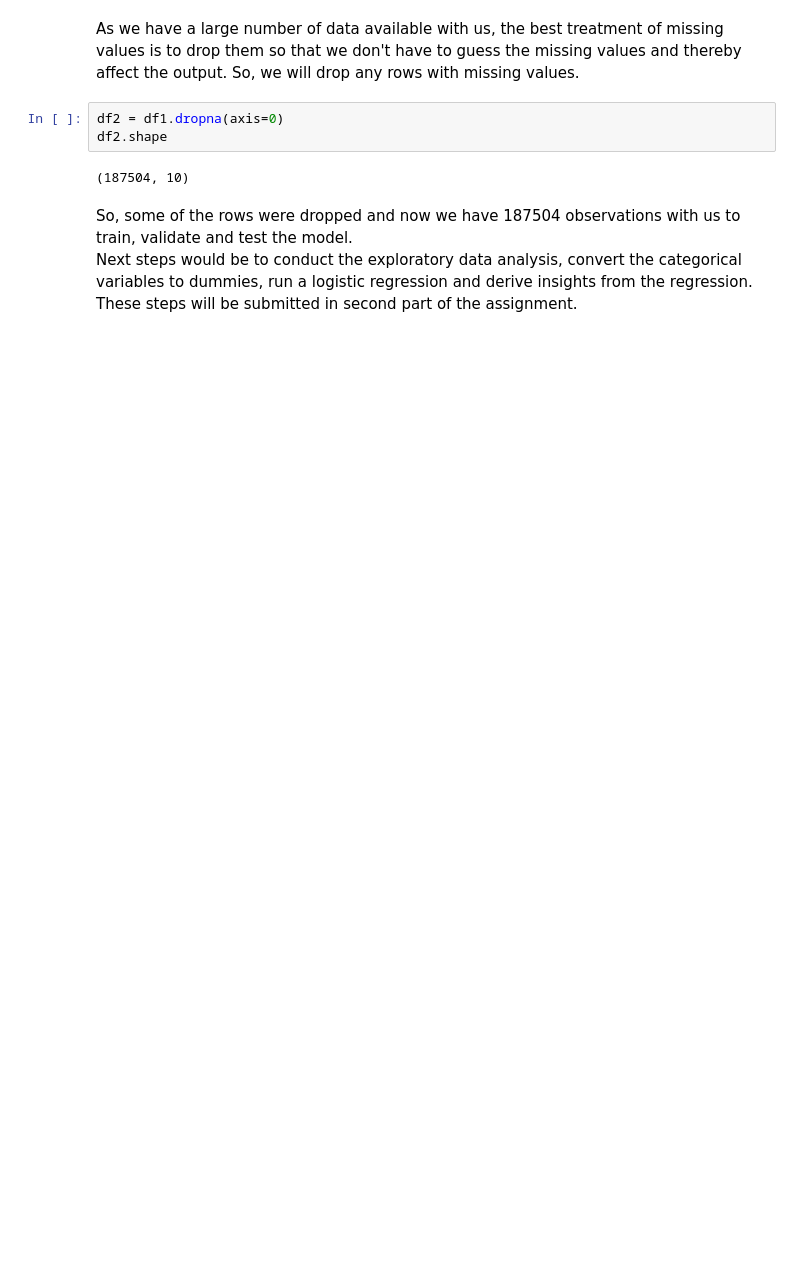
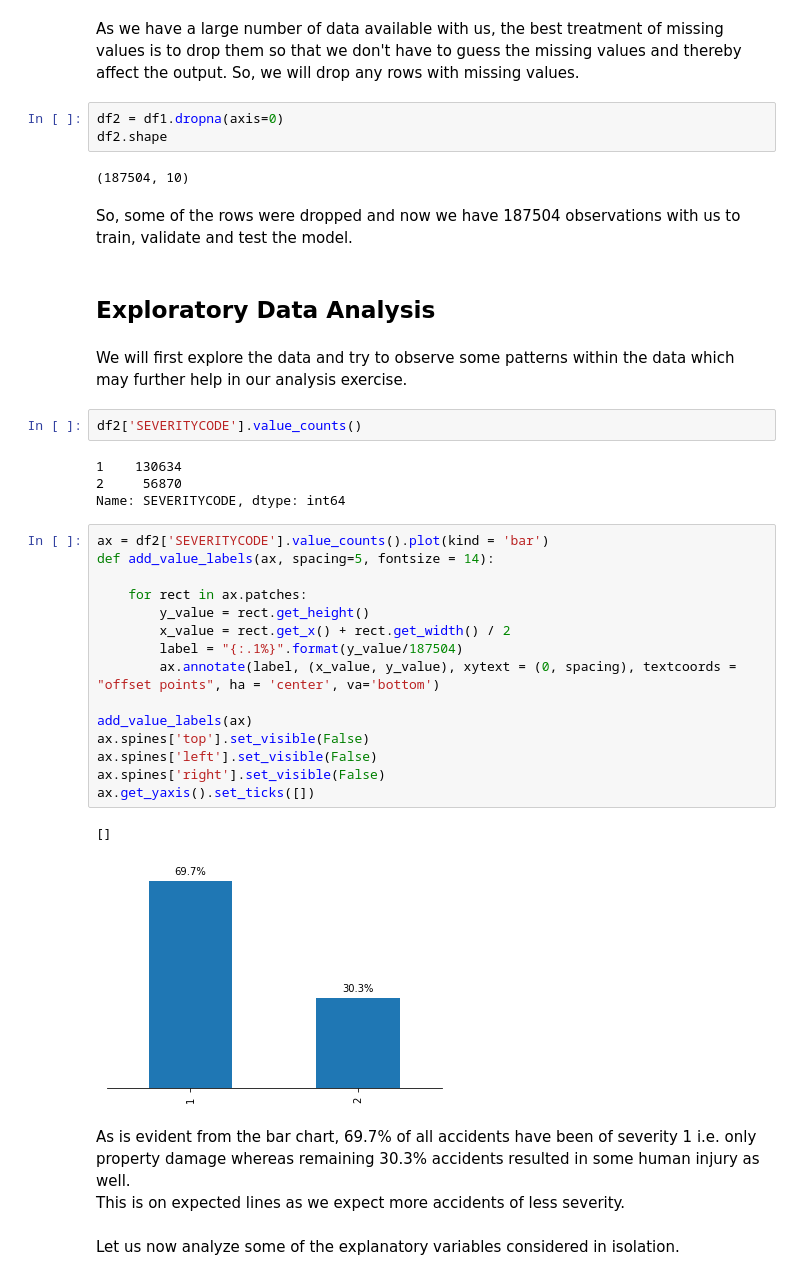
Before and after one commit to JunHyunPark01/Coursera_Capstone, a Jupyter notebook: Coursera Capstone.ipynb, the cells around one changed output. Saved outputs shown, nothing was run; the diff lists cells and outputs as text; blank space fills up the shorter version.

```diff
--- a/Coursera Capstone.ipynb
+++ b/Coursera Capstone.ipynb
@@ -101,4 +81,36 @@ df2.shape
 (187504, 10)
 # %% [markdown]
 So, some of the rows were dropped and now we have 187504 observations with us to train, validate and test the model.
-Next steps would be to conduct the exploratory data analysis, convert the categorical variables to dummies, run a logistic regression and derive insights from the regression. These steps will be submitted in second part of the assignment.
+# %% [markdown]
+## Exploratory Data Analysis
+# %% [markdown]
+We will first explore the data and try to observe some patterns within the data which may further help in our analysis exercise.
+# %%
+df2['SEVERITYCODE'].value_counts()
+# %% [output]
+1    130634
+2     56870
+Name: SEVERITYCODE, dtype: int64
+# %%
+ax = df2['SEVERITYCODE'].value_counts().plot(kind = 'bar')
+def add_value_labels(ax, spacing=5, fontsize = 14):
+
+    for rect in ax.patches:
+        y_value = rect.get_height()
+        x_value = rect.get_x() + rect.get_width() / 2
+        label = "{:.1%}".format(y_value/187504)
+        ax.annotate(label, (x_value, y_value), xytext = (0, spacing), textcoords = "offset points", ha = 'center', va='bottom')
+
+add_value_labels(ax)
+ax.spines['top'].set_visible(False)
+ax.spines['left'].set_visible(False)
+ax.spines['right'].set_visible(False)
+ax.get_yaxis().set_ticks([])
+# %% [output]
+[]
+[figure, added]
+# %% [markdown]
+As is evident from the bar chart, 69.7% of all accidents have been of severity 1 i.e. only property damage whereas remaining 30.3% accidents resulted in some human injury as well.
+This is on expected lines as we expect more accidents of less severity.
+# %% [markdown]
+Let us now analyze some of the explanatory variables considered in isolation.
```
Also changed, not shown: parts of 44 cells of this notebook.
